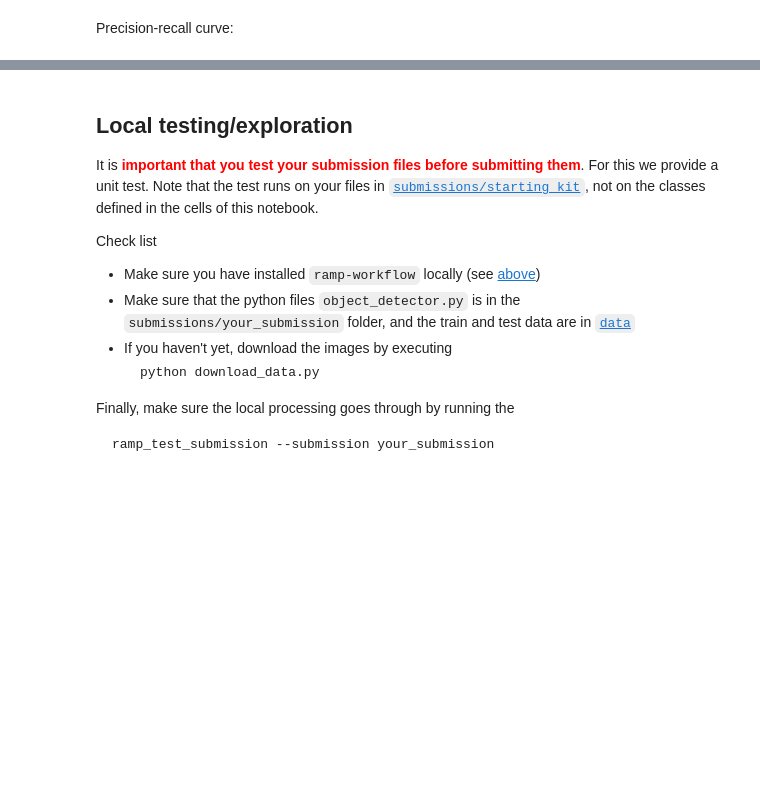
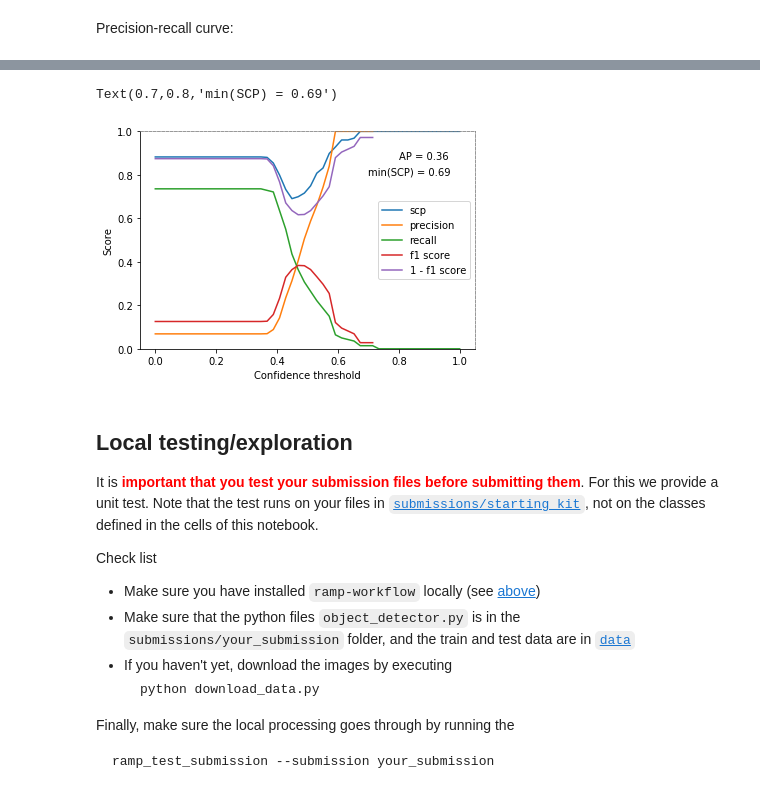
Before and after one commit to ramp-kits/mars_craters, a Jupyter notebook: mars_craters_starting_kit.ipynb, the cells around one changed output, grey strips where cells are left out. Saved outputs shown, nothing was run; the diff lists cells and outputs as text; code cells hidden in the pictures; blank space fills up the shorter version.

```diff
--- a/mars_craters_starting_kit.ipynb
+++ b/mars_craters_starting_kit.ipynb
@@ -441,24 +471,28 @@ conf_thresholds = np.linspace(0, 1, 50)
 # %%
 fig, ax = plt.subplots()
 ax.plot(conf_thresholds, scps, label='scp')
 ax.plot(conf_thresholds, ps, 'C1', label='precision')
 ax.plot(conf_thresholds, rs, 'C2', label='recall')
 ax.plot(conf_thresholds, 2*(ps * rs) / (ps + rs) , 'C3', label='f1 score')
+ax.plot(conf_thresholds, 1 - 2*(ps * rs) / (ps + rs) , 'C4', label='1 - f1 score')
 
 ax.legend(loc=7)
 
 ax.set_xlabel("Confidence threshold")
 ax.set_ylabel("Score")
 
 ax.set_ylim(0, 1)
 
 #ax.axhline(1, linestyle='--', color='grey')
 #ax.axvline(conf_thresholds[17], color='grey', linestyle='--')
 ax.spines['top'].set(linestyle='--', color='grey')
 ax.spines['right'].set(linestyle='--', color='grey')
 
 ax.text(0.8, 0.87, 'AP = {:.2f}'.format(ap))
-ax.text(0.7, 0.80, 'min(MD) = {:.2f}'.format(np.min(scps)))
+ax.text(0.7, 0.80, 'min(SCP) = {:.2f}'.format(np.min(scps)))
+# %% [output]
+Text(0.7,0.8,'min(SCP) = 0.69')
+[figure, added]
 # %% [markdown]
 ## Local testing/exploration
 
```
Also changed, not shown: parts of 20 cells of this notebook.
